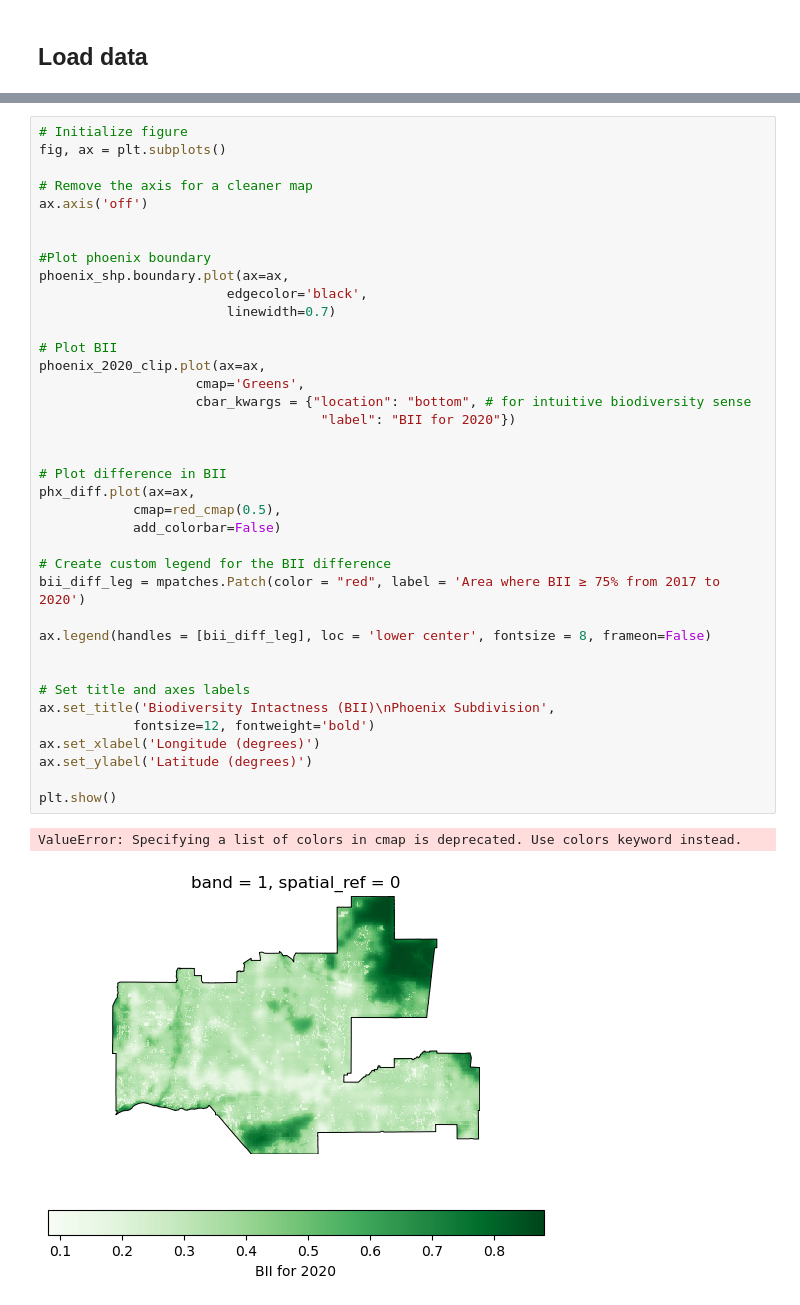
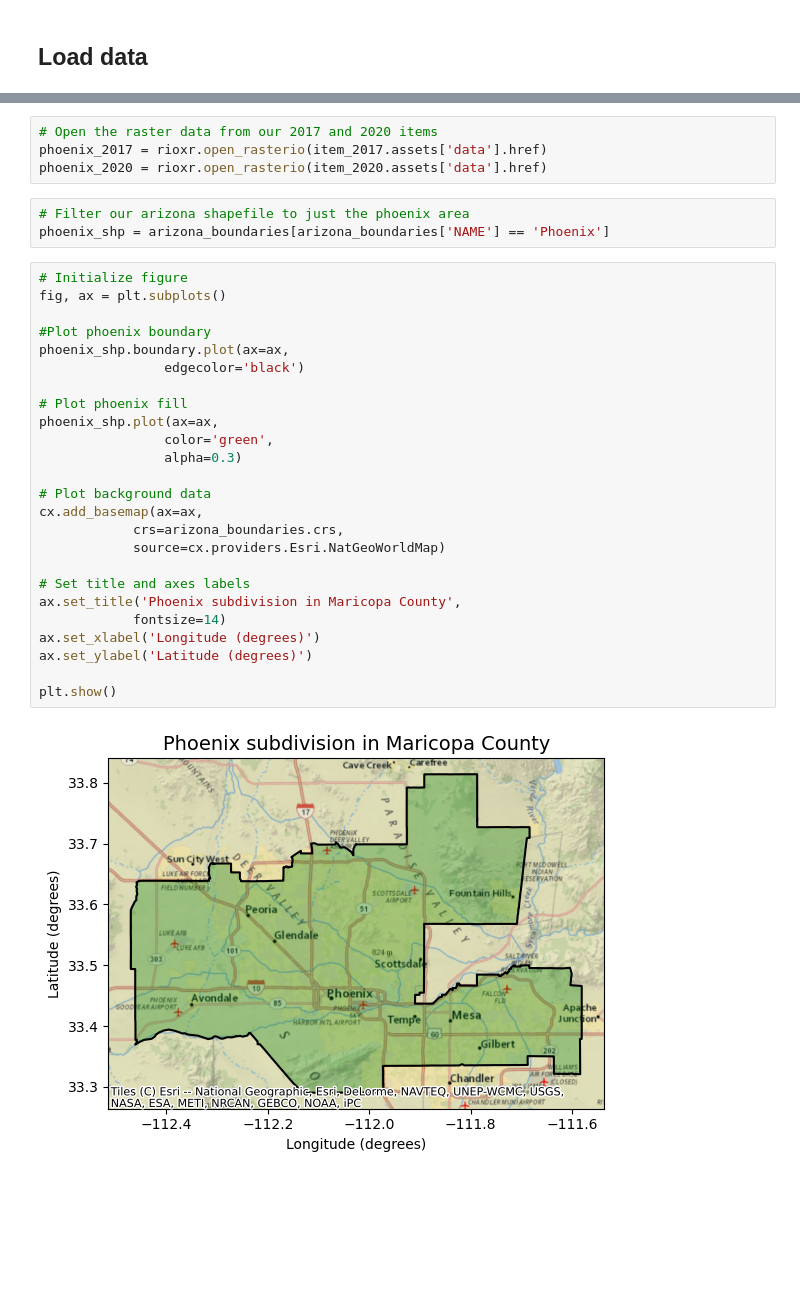
Before and after one commit to haylee360/phoenix-biodiversity, a Jupyter notebook: phoenix-biodiversity.ipynb, the cells around one changed output, grey strips where cells are left out. Cells and saved outputs as stored; diff of their text form; blank space fills up the shorter version.

```diff
--- a/phoenix-biodiversity.ipynb
+++ b/phoenix-biodiversity.ipynb
@@ -315,41 +158,34 @@ red_cmap(0.5)
-# %%
-# Initialize figure
-fig, ax = plt.subplots()
-
-# Remove the axis for a cleaner map
-ax.axis('off')
-
-
-#Plot phoenix boundary
-phoenix_shp.boundary.plot(ax=ax,
-                        edgecolor='black',
-                        linewidth=0.7)
-
-# Plot BII
-phoenix_2020_clip.plot(ax=ax,
-                    cmap='Greens',
-                    cbar_kwargs = {"location": "bottom", # for intuitive biodiversity sense
-                                    "label": "BII for 2020"})
-
-
-# Plot difference in BII
-phx_diff.plot(ax=ax,
-            cmap=red_cmap(0.5),
-            add_colorbar=False)
-
-# Create custom legend for the BII difference
-bii_diff_leg = mpatches.Patch(color = "red", label = 'Area where BII ≥ 75% from 2017 to 2020')
-
-ax.legend(handles = [bii_diff_leg], loc = 'lower center', fontsize = 8, frameon=False)
-
-
-# Set title and axes labels
-ax.set_title('Biodiversity Intactness (BII)\nPhoenix Subdivision',
-            fontsize=12, fontweight='bold')
-ax.set_xlabel('Longitude (degrees)')
-ax.set_ylabel('Latitude (degrees)')
-
-plt.show()
-# %% [output]
-ValueError: Specifying a list of colors in cmap is deprecated. Use colors keyword instead.
-[figure, removed]
+# %%
+# Open the raster data from our 2017 and 2020 items
+phoenix_2017 = rioxr.open_rasterio(item_2017.assets['data'].href)
+phoenix_2020 = rioxr.open_rasterio(item_2020.assets['data'].href)
+# %%
+# Filter our arizona shapefile to just the phoenix area
+phoenix_shp = arizona_boundaries[arizona_boundaries['NAME'] == 'Phoenix']
+# %%
+# Initialize figure
+fig, ax = plt.subplots()
+
+#Plot phoenix boundary
+phoenix_shp.boundary.plot(ax=ax,
+                edgecolor='black')
+
+# Plot phoenix fill
+phoenix_shp.plot(ax=ax,
+                color='green',
+                alpha=0.3)
+
+# Plot background data
+cx.add_basemap(ax=ax,
+            crs=arizona_boundaries.crs,
+            source=cx.providers.Esri.NatGeoWorldMap)
+
+# Set title and axes labels
+ax.set_title('Phoenix subdivision in Maricopa County',
+            fontsize=14)
+ax.set_xlabel('Longitude (degrees)')
+ax.set_ylabel('Latitude (degrees)')
+
+plt.show()
+# %% [output]
+[figure, added]
```
Also changed, not shown: parts of 37 cells of this notebook.
